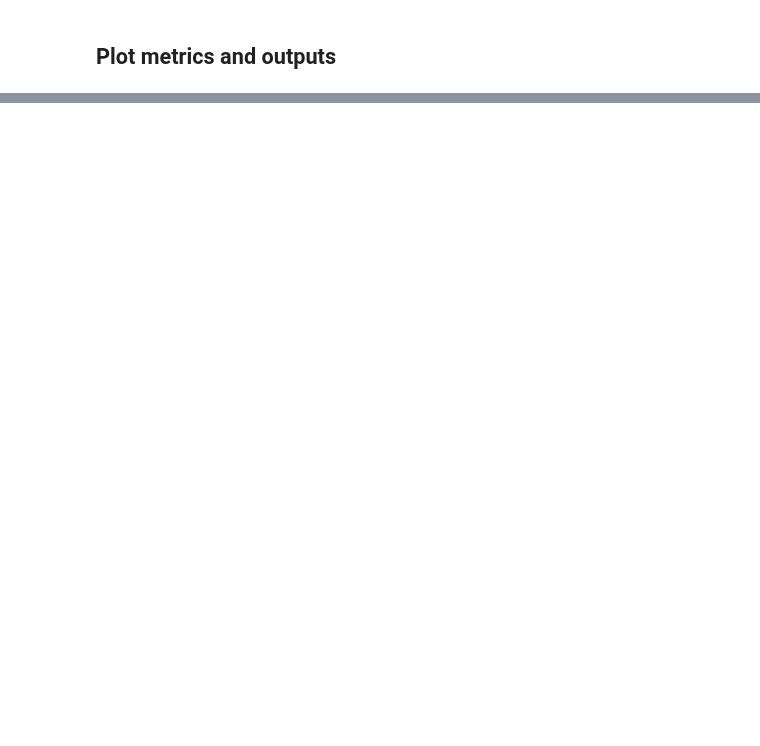
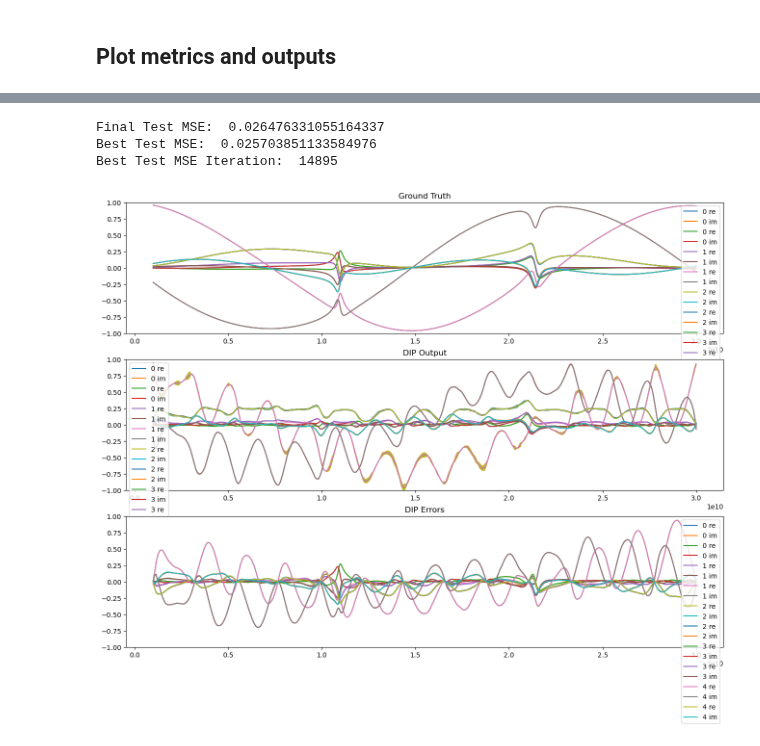
Before and after one commit to VarunGorti/CurveFitting-DIP, a Jupyter notebook: RESUNET_V4.ipynb, the cells around one changed output, grey strips where cells are left out. Drawn from its saved outputs; the diff is of its cells as text; code cells hidden in the pictures; blank space fills up the shorter version.

Commit message:
added dropout, doesn't seem to work very well

```diff
--- a/RESUNET_V4.ipynb
+++ b/RESUNET_V4.ipynb
@@ -19,7 +19,7 @@ cuda:0
 # %% [markdown]
 # 1. Load the data and get measurements
 # %%
-ROOT_PATH = "/scratch/cluster/vgorti/UTAFSDataNew/new_data"
+ROOT_PATH = "/scratch/cluster/bodeng/UTAFSDataNew/new_data"
 CHIP_NUM = 2
 # %%
 import utils
@@ -212,7 +212,9 @@ net = RES_UNET(bs=BS,
                kernel_size=KERNEL_SIZE,
                num_layers=NUM_LAYERS,
                use_skip=USE_SKIP,
-               causal_passive=CAUSAL_PASSIVE)
+               causal_passive=CAUSAL_PASSIVE,
+               p_dropout=.2
+               )
 net = net.to(device)
 # %%
 test_out = net.forward_with_z()
@@ -295,7 +297,7 @@ for i in range(NUM_ITER):
 
     with torch.no_grad():
         # First 20% of training will be burn-in iterations
-        if i > NUM_ITER / -1:
+        if i > NUM_ITER * .2:
             # Perform SGLD by adding Gaussian noise to parameters after gradient descent
             for param in net.parameters():
                 param.add_(torch.normal(0, get_lr(optim), size=param.size()).to(device))
@@ -339,3 +341,13 @@ NOISE LEVEL:  0.02154434690031365
+# %%
+NUM_FORWARD_PASSES = 1000
+sums_forward_pass_outputs = torch.Tensor(np.zeros(shape=test_out.shape, dtype=np.float32))
+sums_squared_forward_pass_outputs = torch.Tensor(np.zeros(shape=test_out.shape, dtype=np.float32))
+for i in range(NUM_FORWARD_PASSES):
+    sums_forward_pass_outputs += net.forward_with_z().cpu()
+    sums_squared_forward_pass_outputs += torch.square(net.forward_with_z()).cpu()
+
+mean_forward_pass_outputs = sums_forward_pass_outputs / NUM_FORWARD_PASSES
+std_forward_pass_outputs = torch.sqrt(((NUM_FORWARD_PASSES * sums_squared_forward_pass_outputs) - (sums_forward_pass_outputs * sums_forward_pass_outputs)) / (NUM_FORWARD_PASSES * (NUM_FORWARD_PASSES - 1)))
 # %% [markdown]
 ## Plot metrics and outputs
 # %%
@@ -375,35 +393,42 @@ plt.show()
 print("Final Test MSE: ", test_mses[-1])
 print("Best Test MSE: ", np.min(test_mses))
 print("Best Test MSE Iteration: ", np.argmin(test_mses))
+# %% [output]
+Final Test MSE:  0.026476331055164337
+Best Test MSE:  0.025703851133584976
+Best Test MSE Iteration:  14895
 # %%
-dip_errors = x - out
+dip_errors = x.detach().cpu() - mean_forward_pass_outputs.detach().cpu()
 
 fig, axes = plt.subplots(3,1, figsize=(16, 12))
 axes = axes.flatten()
 
 for i in range(N_SPARAMS):
     axes[0].plot(gt_freqs, x[0,2*i].cpu(), label=str(i//2)+" re")
     axes[0].plot(gt_freqs, x[0,2*i+1].cpu(), label=str(i//2)+" im")
 axes[0].set_title("Ground Truth")
 axes[0].set_ylim(-1,1)
 if N_SPARAMS <= 10:
     axes[0].legend()
 
 for i in range(N_SPARAMS):
-    axes[1].plot(gt_freqs, out[0,2*i].detach().cpu(), label=str(i//2)+" re")
-    axes[1].plot(gt_freqs, out[0,2*i+1].detach().cpu(), label=str(i//2)+" im")
+    axes[1].plot(gt_freqs, mean_forward_pass_outputs[0,2*i].detach().cpu(), label=str(i//2)+" re")
+    axes[1].plot(gt_freqs, mean_forward_pass_outputs[0,2*i+1].detach().cpu(), label=str(i//2)+" im")
+    axes[1].fill_between(gt_freqs, mean_forward_pass_outputs[0,2*i].detach().cpu() - std_forward_pass_outputs[0,2*i].detach().cpu(), mean_forward_pass_outputs[0,2*i].detach().cpu() + std_forward_pass_outputs[0,2*i].detach().cpu())
 axes[1].set_title("DIP Output")
 axes[1].set_ylim(-1,1)
 if N_SPARAMS <= 10:
     axes[1].legend()
 
 for i in range(N_SPARAMS):
     axes[2].plot(gt_freqs, dip_errors[0,2*i].detach().cpu(), label=str(i//2)+" re")
     axes[2].plot(gt_freqs, dip_errors[0,2*i+1].detach().cpu(), label=str(i//2)+" im")
 axes[2].set_title("DIP Errors")
 axes[2].set_ylim(-1,1)
 if N_SPARAMS <= 10:
     axes[2].legend()
+# %% [output]
+[figure, added]
 # %%
 out_mag = utils.sparams_to_mag(out)
 dip_errors_mag = x_mag - out_mag
```
Also changed, not shown: parts of 2 cells of this notebook.
